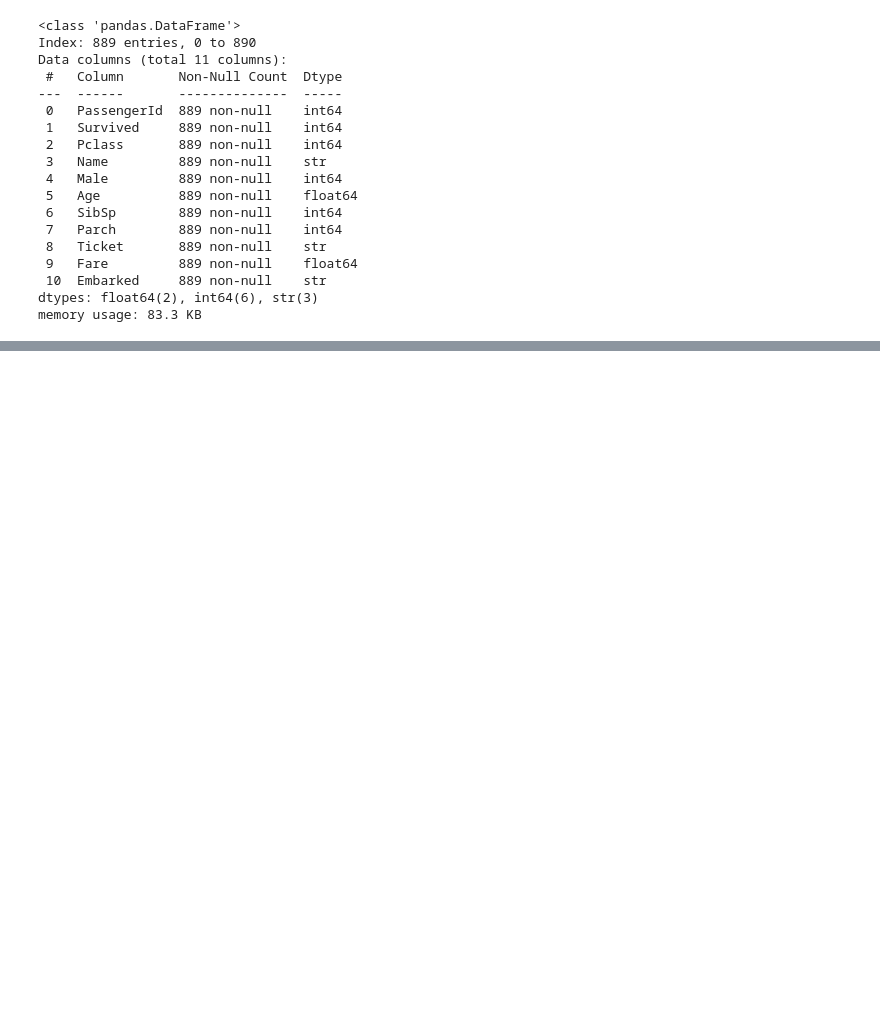
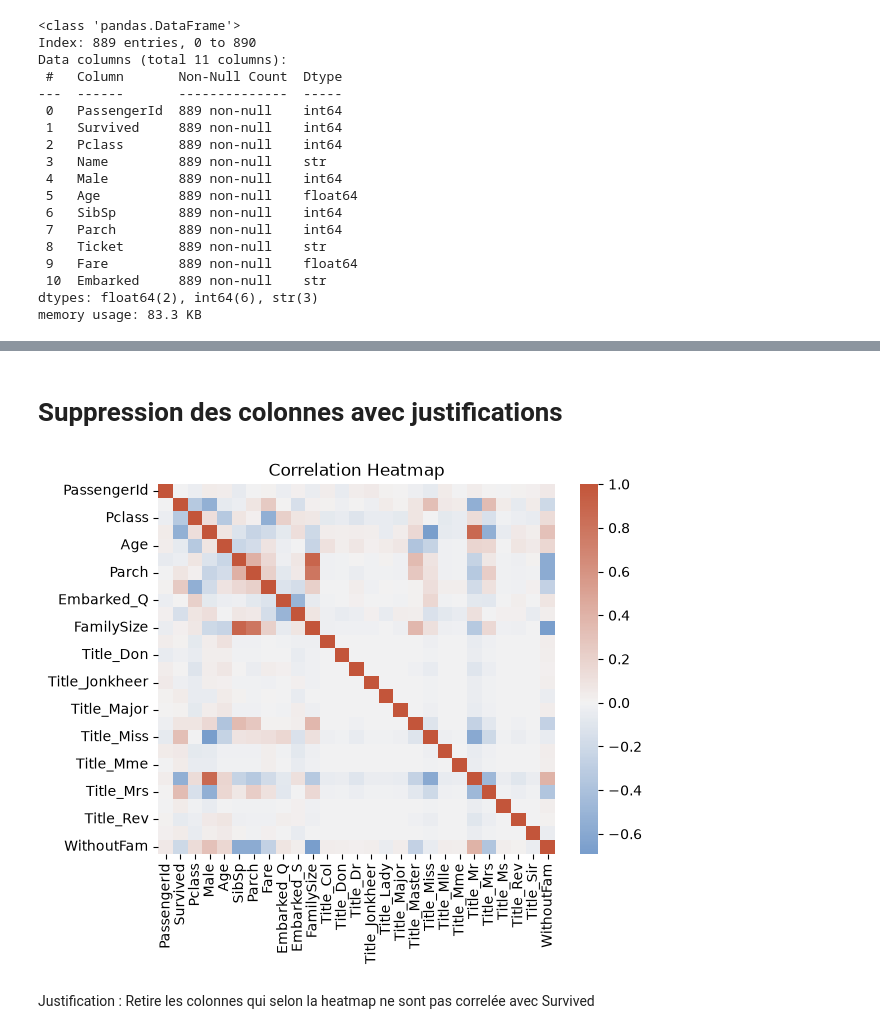
Before and after one commit to AlexyCatelle/titanic-data-cleaning, a Jupyter notebook: exploration.ipynb, the cells around one changed output, grey strips where cells are left out. Saved outputs shown, nothing was run; the diff lists cells and outputs as text; code cells hidden in the pictures; blank space fills up the shorter version.

```diff
--- a/exploration.ipynb
+++ b/exploration.ipynb
@@ -262,0 +287,4 @@ df_clean.to_csv("csv/train_clean.csv", index=False)
+# %%
+df_clean["FamilySize"] = df_clean["SibSp"] + df_clean["Parch"]
+
+df_clean
@@ -262,0 +307,4 @@ df_clean.to_csv("csv/train_clean.csv", index=False)
+# %%
+df_clean["Title"] = df_clean["Name"].str.extract(r',\s*(\w+)\.')
+
+df_clean
@@ -262,0 +327,4 @@ df_clean.to_csv("csv/train_clean.csv", index=False)
+# %%
+df_clean = pd.get_dummies(df_clean,columns=["Title"],drop_first=True,dtype=int)
+
+df_clean
@@ -262,0 +347,10 @@ df_clean.to_csv("csv/train_clean.csv", index=False)
+# %%
+def isSolo (df):
+    if df["SibSp"] == 0 and df["Parch"] == 0 :
+        return 1
+    else :
+        return 0
+
+df_clean["WithoutFam"] = df_clean.apply(isSolo, axis = 1 )
+
+df_clean
@@ -262,0 +389,10 @@ df_clean.to_csv("csv/train_clean.csv", index=False)
+# %% [markdown]
+# Suppression des colonnes avec justifications
+# %%
+sns.heatmap(df_clean.select_dtypes(include='number').corr(), cmap=sns.diverging_palette(250, 20, as_cmap=True), center=0)
+plt.title("Correlation Heatmap")
+plt.show()
+# %% [output]
+[figure, added]
+# %% [markdown]
+Justification : Retire les colonnes qui selon la heatmap ne sont pas correlée avec Survived
```
Also changed, not shown: parts of 20 cells of this notebook, 1 other file.
